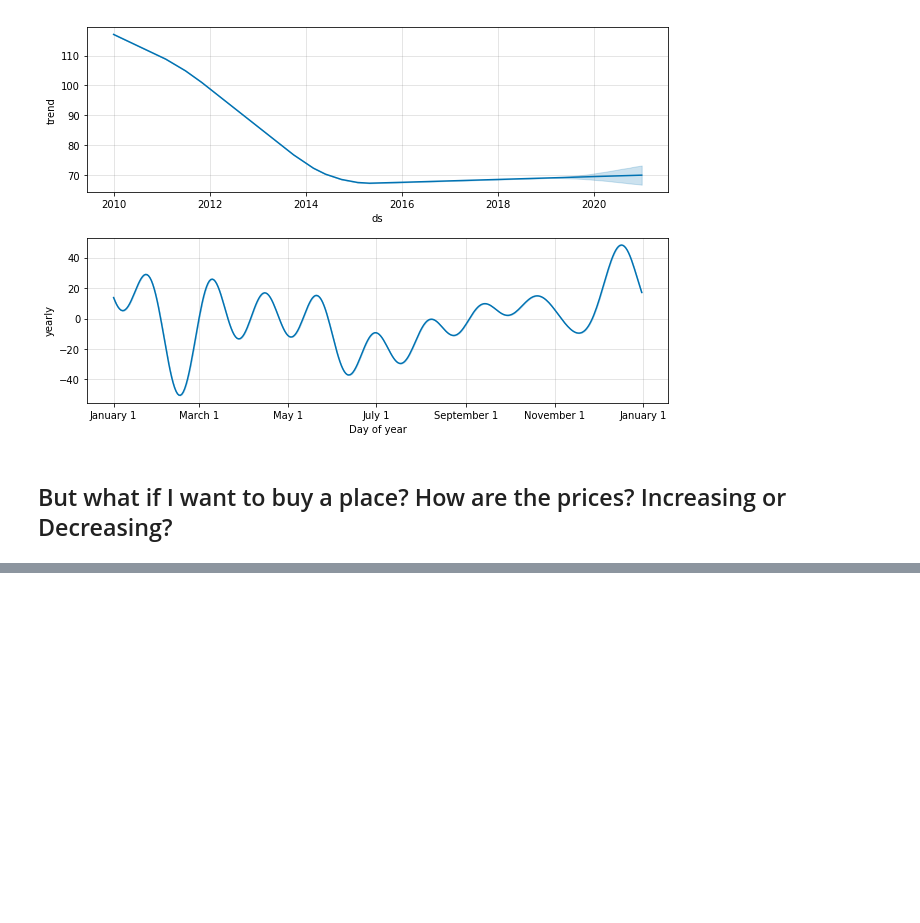
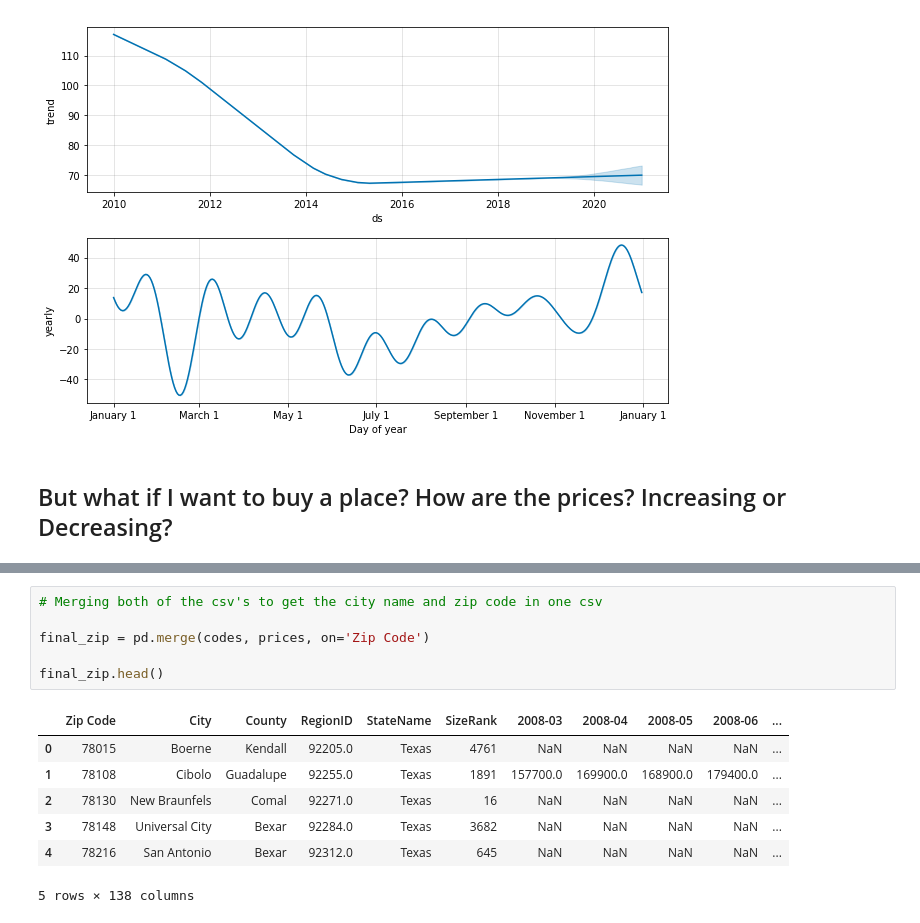
Before and after one commit to kkh1178/zillow, a Jupyter notebook: zillowproperties.ipynb, the cells around one changed output, grey strips where cells are left out. Cells and saved outputs as stored; diff of their text form; blank space fills up the shorter version.

```diff
--- a/zillowproperties.ipynb
+++ b/zillowproperties.ipynb
@@ -318,0 +344,14 @@ codes.head()
+# %%
+# Merging both of the csv's to get the city name and zip code in one csv
+
+final_zip = pd.merge(codes, prices, on='Zip Code')
+
+final_zip.head()
+# %% [output]
+|  | Zip Code | City | County | RegionID | StateName | SizeRank | 2008-03 | 2008-04 | 2008-05 | 2008-06 | ... |
+| 0 | 78015 | Boerne | Kendall | 92205.0 | Texas | 4761 | NaN | NaN | NaN | NaN | ... |
+| 1 | 78108 | Cibolo | Guadalupe | 92255.0 | Texas | 1891 | 157700.0 | 169900.0 | 168900.0 | 179400.0 | ... |
+| 2 | 78130 | New Braunfels | Comal | 92271.0 | Texas | 16 | NaN | NaN | NaN | NaN | ... |
+| 3 | 78148 | Universal City | Bexar | 92284.0 | Texas | 3682 | NaN | NaN | NaN | NaN | ... |
+| 4 | 78216 | San Antonio | Bexar | 92312.0 | Texas | 645 | NaN | NaN | NaN | NaN | ... |
+5 rows × 138 columns
```
Also changed, not shown: parts of 9 cells of this notebook.
